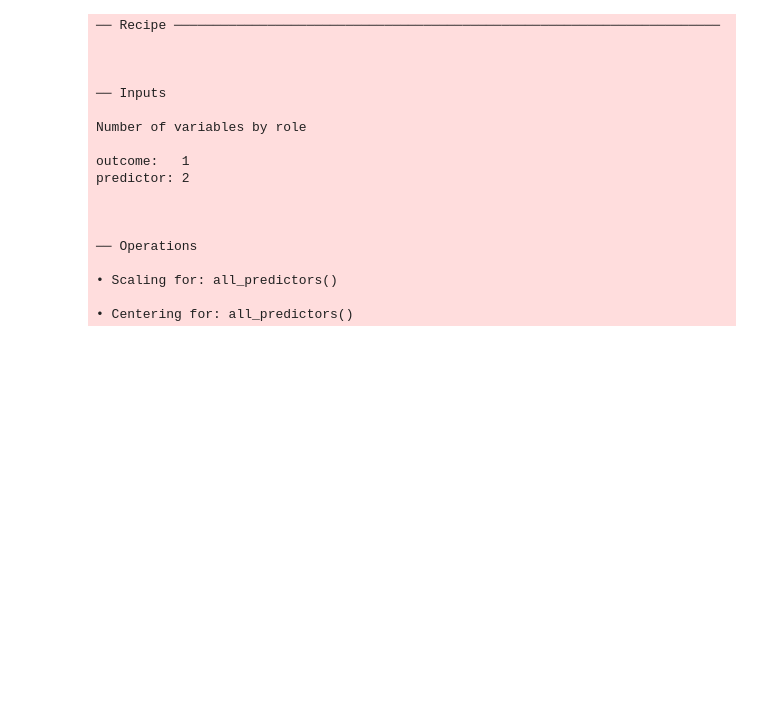
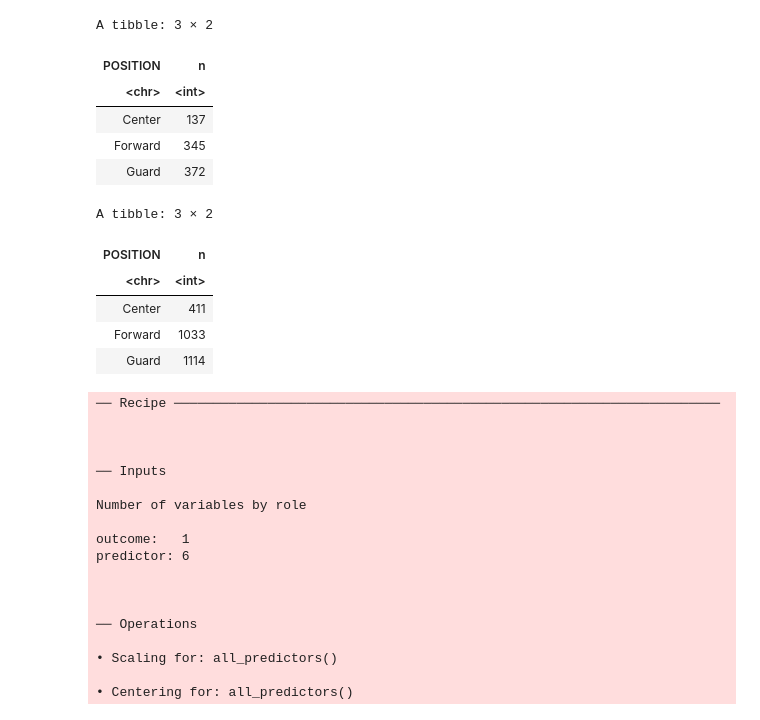
Before and after one commit to jakobsereda/nba-classifier, a Jupyter notebook: knnattempt.ipynb, the cells around one changed output. Saved outputs shown, nothing was run; the diff lists cells and outputs as text; code cells hidden in the pictures; blank space fills up the shorter version.

```diff
--- a/knnattempt.ipynb
+++ b/knnattempt.ipynb
@@ -83,9 +83,35 @@ A tibble: 304 × 11
 # %%
 nba_split <- initial_split(nba_data, prop = 0.75, strata = POSITION)
 nba_train <- training(nba_split)
 nba_test <- testing(nba_split)
+
+counts_train <- nba_train |>
+    select(POSITION) |>
+    group_by(POSITION) |>
+    summarize(n = n())
+
+counts_test <- nba_test |>
+    select(POSITION) |>
+    group_by(POSITION) |>
+    summarize(n = n())
+
+counts_test
+counts_train
+# %% [output]
+A tibble: 3 × 2
+| POSITION | n |
+| <chr> | <int> |
+| Center | 137 |
+| Forward | 345 |
+| Guard | 372 |
+A tibble: 3 × 2
+| POSITION | n |
+| <chr> | <int> |
+| Center | 411 |
+| Forward | 1033 |
+| Guard | 1114 |
 # %%
-nba_recipe <- recipe(POSITION ~ HEIGHT + WEIGHT, data = nba_train) |>
+nba_recipe <- recipe(POSITION ~ HEIGHT + WEIGHT + FT_PCT + FG_PCT + REB + AST, data = nba_train) |>
     step_scale(all_predictors()) |>
     step_center(all_predictors())
 nba_recipe
@@ -99,7 +125,7 @@ nba_recipe
 Number of variables by role
 
 outcome:   1
-predictor: 2
+predictor: 6
 
 
 
```
Also changed, not shown: parts of 8 cells of this notebook, 1 other file.
